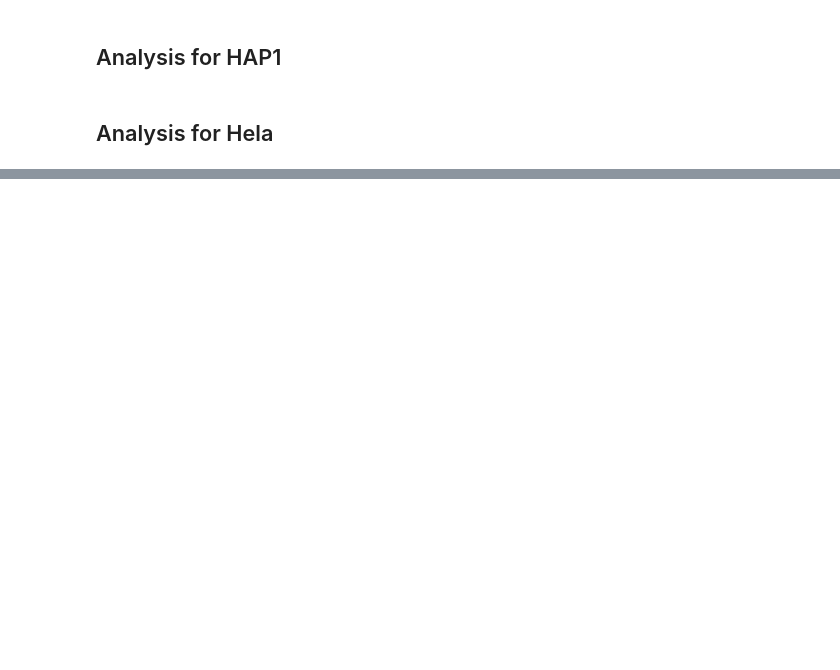
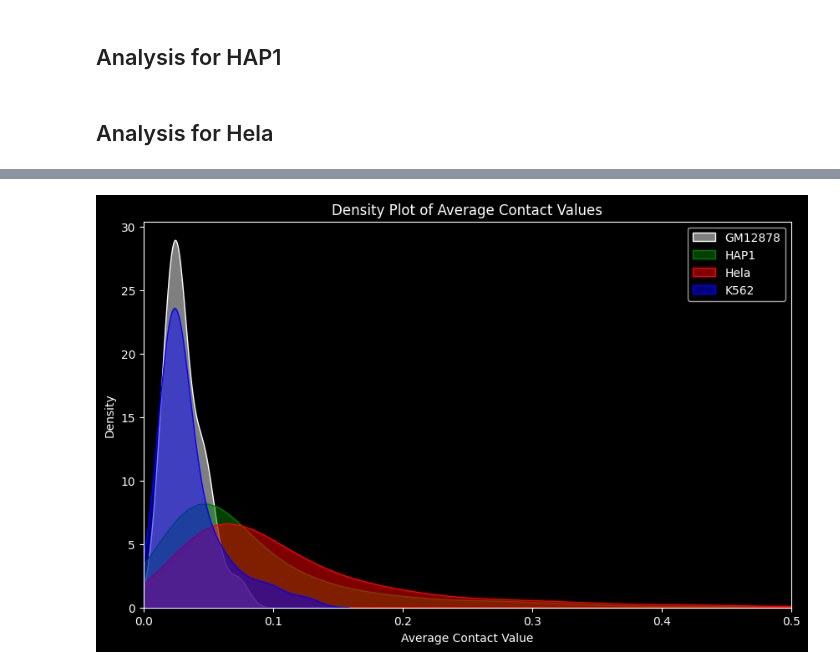
Before and after one commit to HaochongYANG/dna_heterogeneity, a Jupyter notebook: analysis.ipynb, the cells around one changed output, grey strips where cells are left out. Drawn from its saved outputs; the diff is of its cells as text; code cells hidden in the pictures; blank space fills up the shorter version.

```diff
--- a/analysis.ipynb
+++ b/analysis.ipynb
@@ -366,0 +415,24 @@ avg of avg: 0.3588197916666666
+# %%
+import seaborn as sns
+data = [average_GM12878, average_HAP1, average_Hela, average_K562]
+colors = ['white', 'green', 'red', 'blue']
+labels = ['GM12878', 'HAP1', 'Hela', 'K562']
+
+# Create the density plot
+plt.figure(figsize=(10, 6))
+for values, color, label in zip(data, colors, labels):
+    sns.kdeplot(values, color=color, label=label, fill=True, alpha=0.5)
+
+# Fix the x-axis range
+plt.xlim(0, 0.5)
+
+# Add titles and labels
+plt.title('Density Plot of Average Contact Values')
+plt.xlabel('Average Contact Value')
+plt.ylabel('Density')
+plt.legend(loc='upper right')
+
+# Show the plot
+plt.show()
+# %% [output]
+[figure, added]
```
Also changed, not shown: parts of 25 cells of this notebook.
